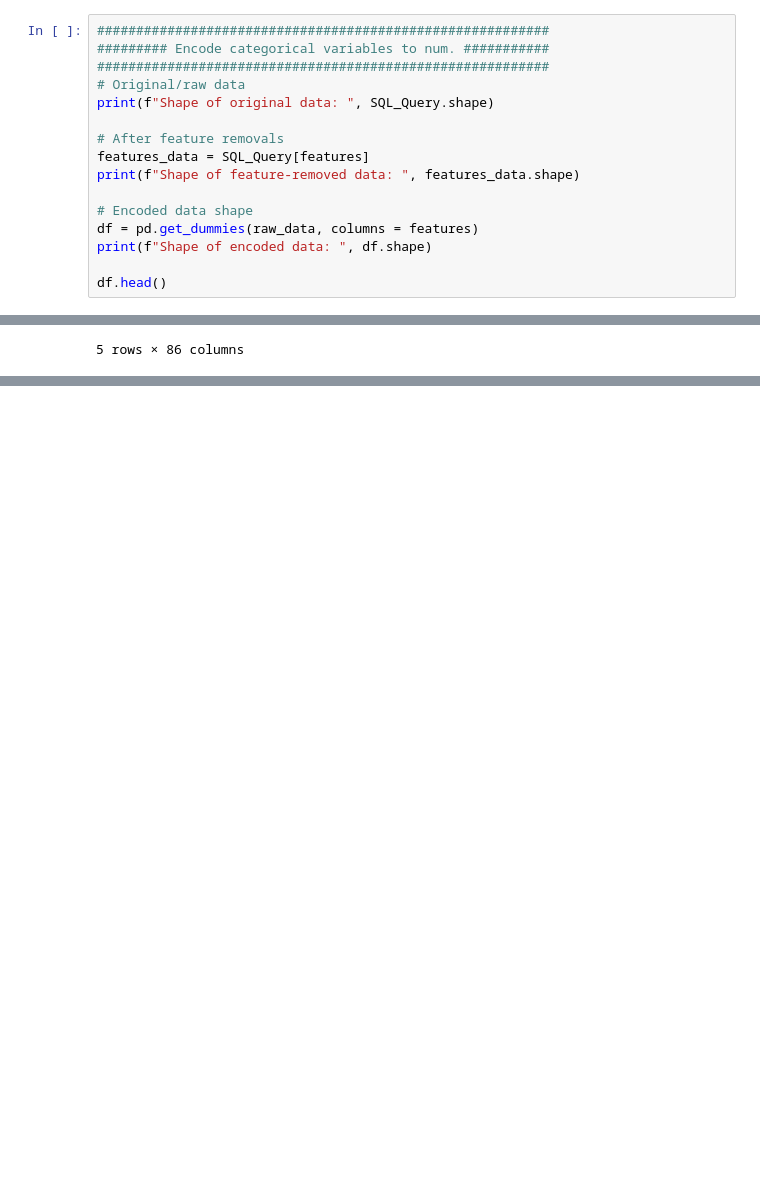
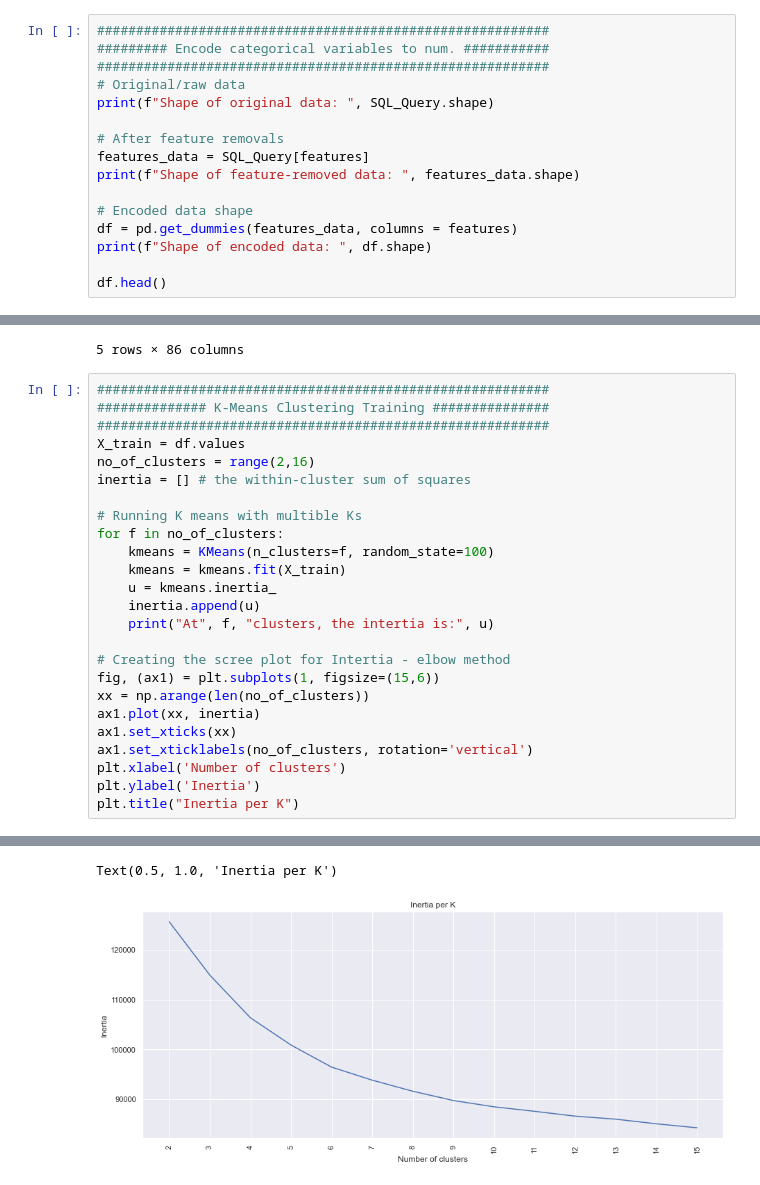
Before and after one commit to jordanhoare/clustering-customer-segments, a Jupyter notebook: notebooks/notebook.ipynb, the cells around one changed output, grey strips where cells are left out. Cells and saved outputs as stored; diff of their text form; blank space fills up the shorter version.

Commit message:
inital clustering results

```diff
--- a/notebooks/notebook.ipynb
+++ b/notebooks/notebook.ipynb
@@ -171,7 +171,7 @@ features_data = SQL_Query[features]
 print(f"Shape of feature-removed data: ", features_data.shape)
 
 # Encoded data shape
-df = pd.get_dummies(raw_data, columns = features)
+df = pd.get_dummies(features_data, columns = features)
 print(f"Shape of encoded data: ", df.shape)
 
 df.head()
@@ -186,3 +186,29 @@ Shape of encoded data:  (14778, 86)
 | 3 | 0 | 0 | 0 | 0 | 0 | 0 | 1 | 0 | ... |
 | 4 | 0 | 0 | 0 | 0 | 0 | 0 | 0 | 1 | ... |
 5 rows × 86 columns
+# %%
+##########################################################
+############## K-Means Clustering Training ###############
+##########################################################
+X_train = df.values
+no_of_clusters = range(2,16)
+inertia = [] # the within-cluster sum of squares
+
+# Running K means with multible Ks
+for f in no_of_clusters:
+    kmeans = KMeans(n_clusters=f, random_state=100)
+    kmeans = kmeans.fit(X_train)
+    u = kmeans.inertia_
+    inertia.append(u)
+    print("At", f, "clusters, the intertia is:", u)
+
+# Creating the scree plot for Intertia - elbow method
+fig, (ax1) = plt.subplots(1, figsize=(15,6))
+xx = np.arange(len(no_of_clusters))
+ax1.plot(xx, inertia)
+ax1.set_xticks(xx)
+ax1.set_xticklabels(no_of_clusters, rotation='vertical')
+plt.xlabel('Number of clusters')
+plt.ylabel('Inertia')
+plt.title("Inertia per K")
+# %% [output]
@@ -188,0 +229,2 @@ Shape of encoded data:  (14778, 86)
+Text(0.5, 1.0, 'Inertia per K')
+[figure, added]
```
Also changed, not shown: parts of 2 cells of this notebook, 1 other file.
